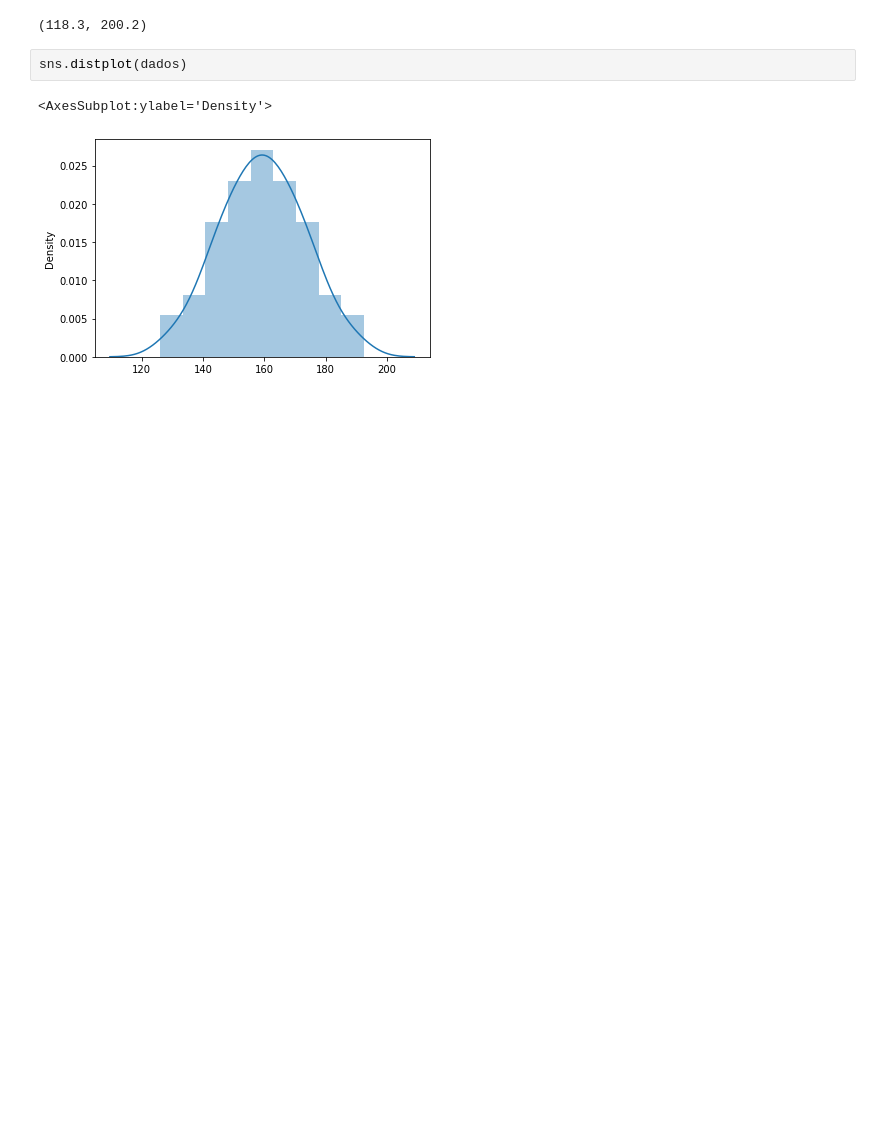
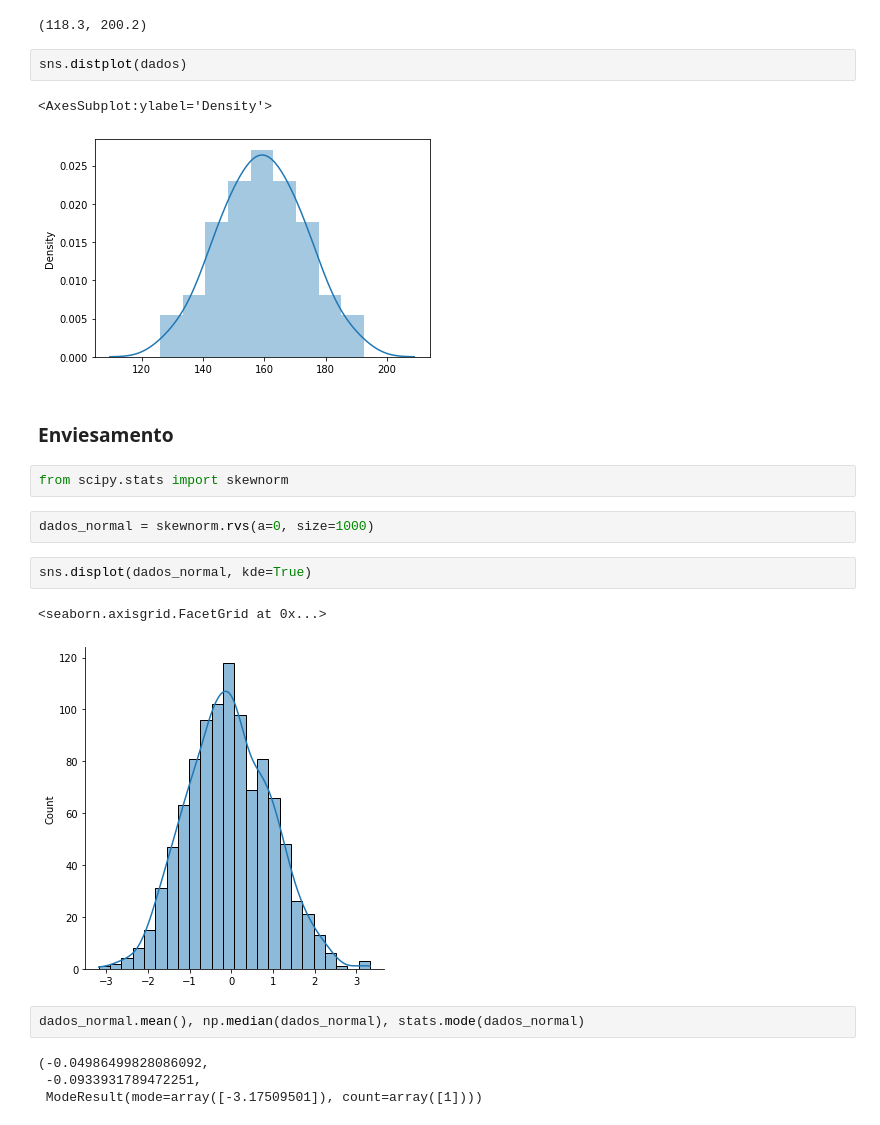
Before and after one commit to AlissonRaphael/statistics_for_data_science_and_machine_learning, a Jupyter notebook: 6_distribuicoes_estatisticas/distribuicao_normal.ipynb, the cells around one changed output. Cells and saved outputs as stored; diff of their text form; blank space fills up the shorter version.

Commit message:
update normal distribution file

```diff
--- a/6_distribuicoes_estatisticas/distribuicao_normal.ipynb
+++ b/6_distribuicoes_estatisticas/distribuicao_normal.ipynb
@@ -93,3 +93,20 @@ sns.distplot(dados)
 # %% [output]
 <AxesSubplot:ylabel='Density'>
 [figure]
+# %% [markdown]
+### Enviesamento
+# %%
+from scipy.stats import skewnorm
+# %%
+dados_normal = skewnorm.rvs(a=0, size=1000)
+# %%
+sns.displot(dados_normal, kde=True)
+# %% [output]
+<seaborn.axisgrid.FacetGrid at 0x...>
+[figure, added]
+# %%
+dados_normal.mean(), np.median(dados_normal), stats.mode(dados_normal)
+# %% [output]
+(-0.04986499828086092,
+ -0.0933931789472251,
+ ModeResult(mode=array([-3.17509501]), count=array([1])))
```
